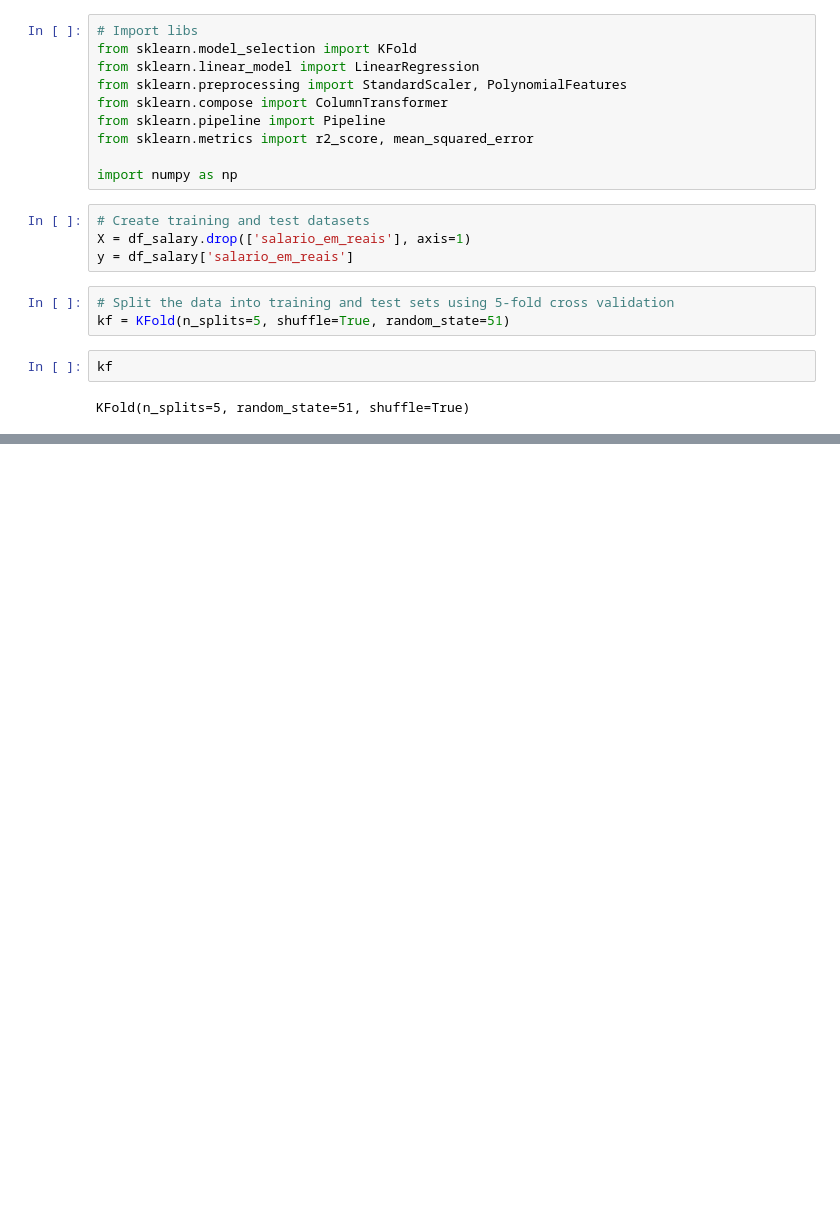
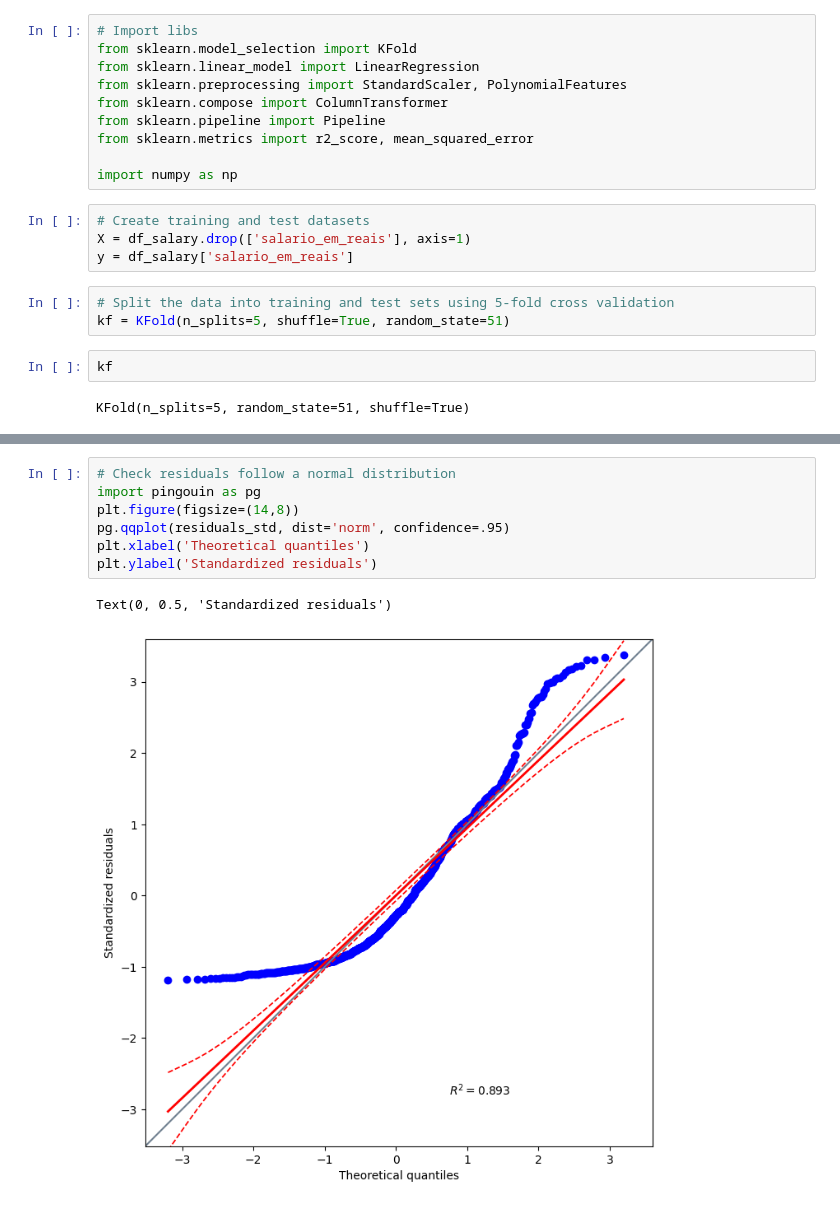
Before and after one commit to RanielliMontagna/ia-learning, a Jupyter notebook: polynomial_regression/salary_model.ipynb, the cells around one changed output, grey strips where cells are left out. Drawn from its saved outputs; the diff is of its cells as text; blank space fills up the shorter version.

```diff
--- a/polynomial_regression/salary_model.ipynb
+++ b/polynomial_regression/salary_model.ipynb
@@ -228,0 +269,10 @@ for train_index, test_index in kf.split(X):
+# %%
+# Check residuals follow a normal distribution
+import pingouin as pg
+plt.figure(figsize=(14,8))
+pg.qqplot(residuals_std, dist='norm', confidence=.95)
+plt.xlabel('Theoretical quantiles')
+plt.ylabel('Standardized residuals')
+# %% [output]
+Text(0, 0.5, 'Standardized residuals')
+[figure, added]
```
Also changed, not shown: parts of 9 cells of this notebook.
